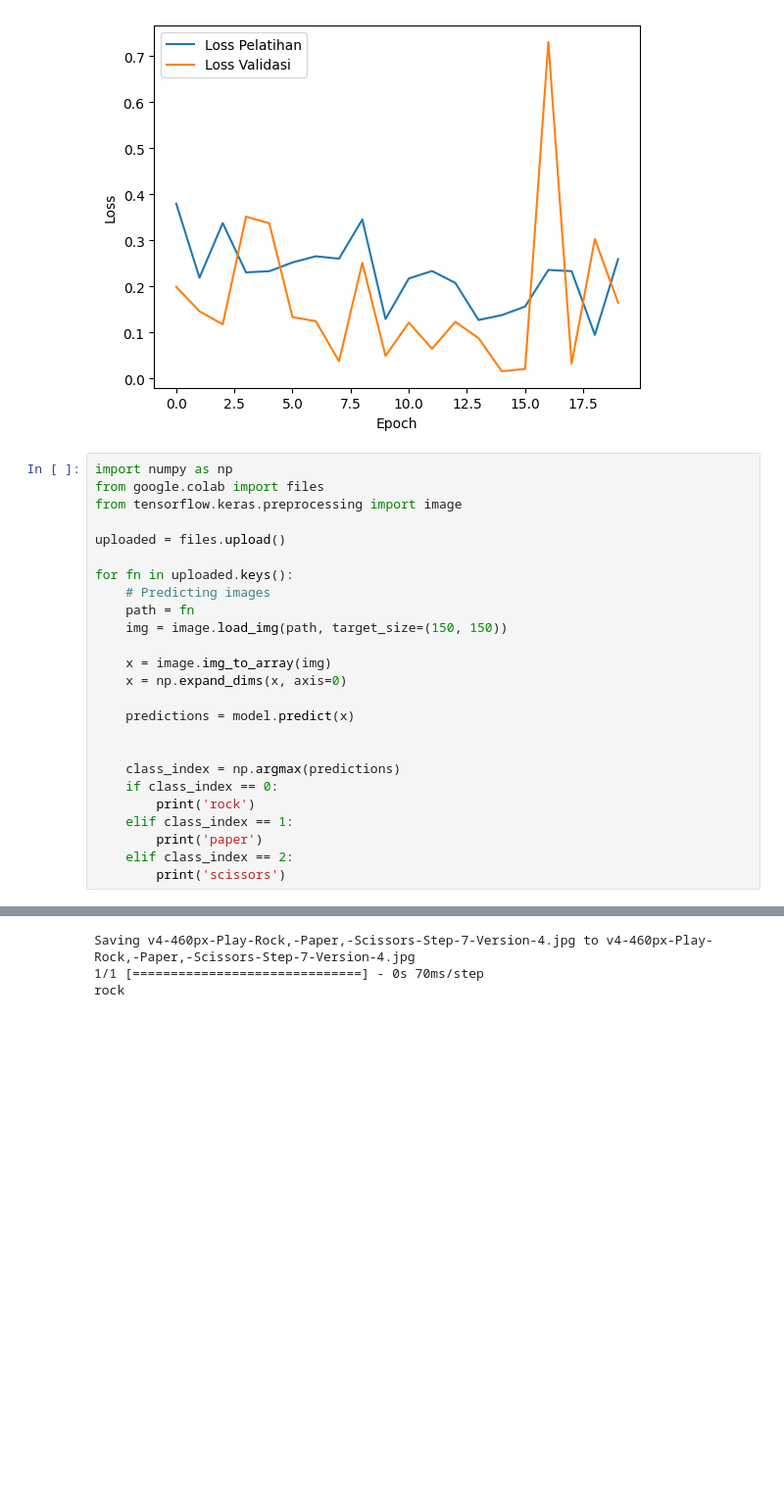
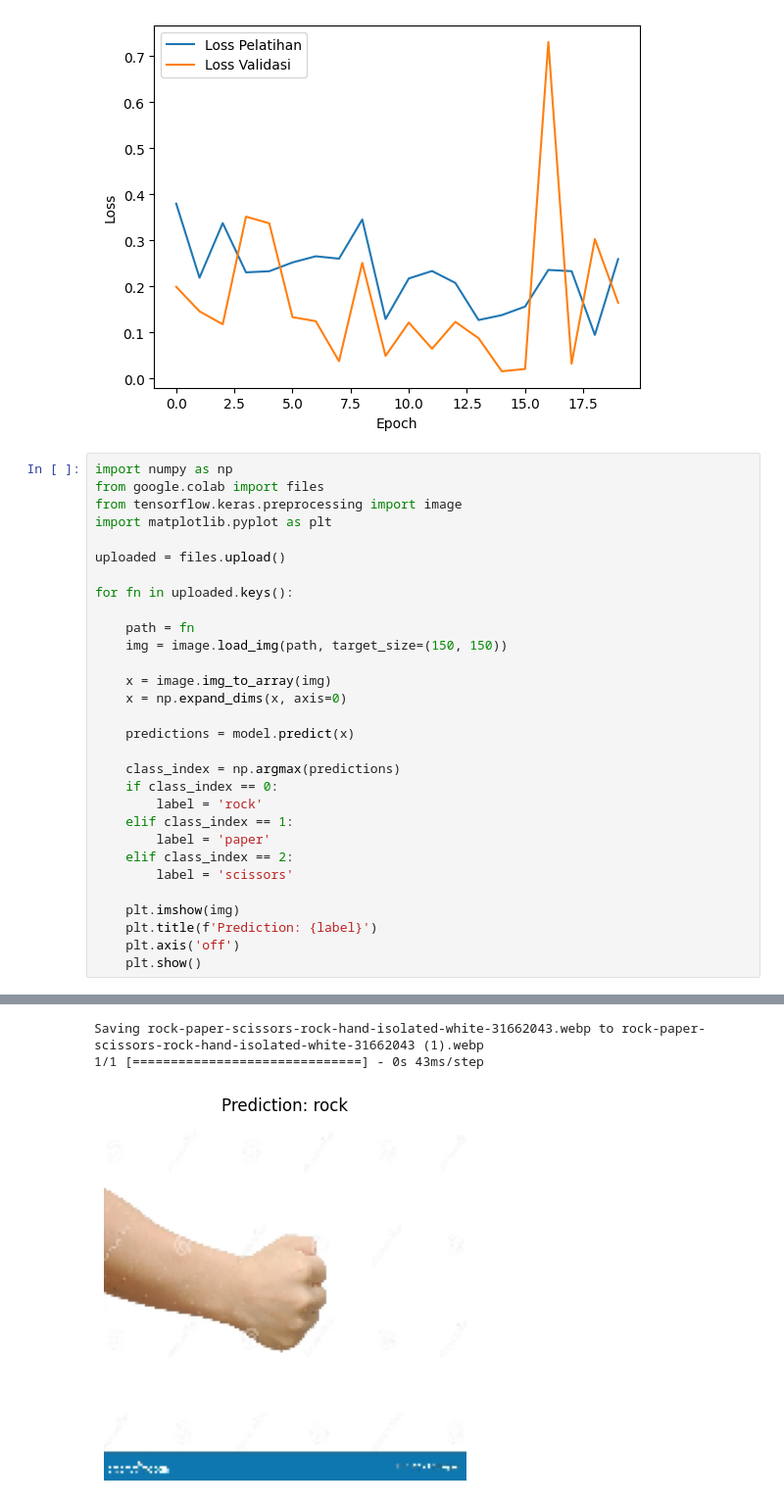
Before and after one commit to syihabudin081/rockpaperscissors, a Jupyter notebook: Klasifikasi_Gambar_Submission.ipynb, the cells around one changed output, grey strips where cells are left out. Shown: that part at 98% size. Drawn from its saved outputs; the diff is of its cells as text; blank space fills up the shorter version.

```diff
--- a/Klasifikasi_Gambar_Submission.ipynb
+++ b/Klasifikasi_Gambar_Submission.ipynb
@@ -216,30 +229,35 @@ plt.show()
 # %%
 import numpy as np
 from google.colab import files
 from tensorflow.keras.preprocessing import image
+import matplotlib.pyplot as plt
 
 uploaded = files.upload()
 
 for fn in uploaded.keys():
-    # Predicting images
+
     path = fn
     img = image.load_img(path, target_size=(150, 150))
 
     x = image.img_to_array(img)
     x = np.expand_dims(x, axis=0)
 
     predictions = model.predict(x)
 
-
     class_index = np.argmax(predictions)
     if class_index == 0:
-        print('rock')
+        label = 'rock'
     elif class_index == 1:
-        print('paper')
+        label = 'paper'
     elif class_index == 2:
-        print('scissors')
+        label = 'scissors'
+
+    plt.imshow(img)
+    plt.title(f'Prediction: {label}')
+    plt.axis('off')
+    plt.show()
 # %% [output]
 [interactive output not drawn]
-Saving v4-460px-Play-Rock,-Paper,-Scissors-Step-7-Version-4.jpg to v4-460px-Play-Rock,-Paper,-Scissors-Step-7-Version-4.jpg
-1/1 [==============================] - 0s 70ms/step
-rock
+Saving rock-paper-scissors-rock-hand-isolated-white-31662043.webp to rock-paper-scissors-rock-hand-isolated-white-31662043 (1).webp
+1/1 [==============================] - 0s 43ms/step
+[figure, added]
```
Also changed, not shown: parts of 1 cell of this notebook.
